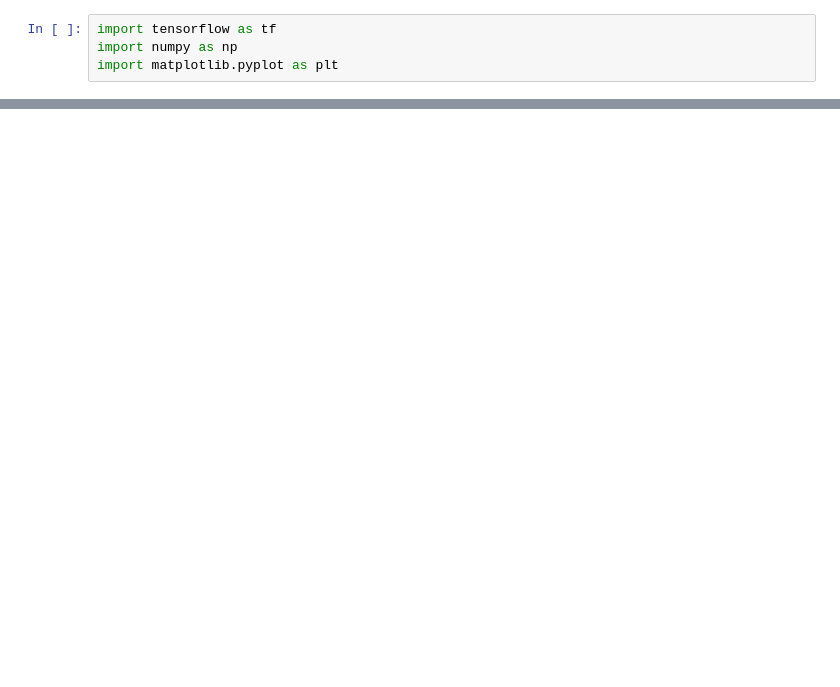
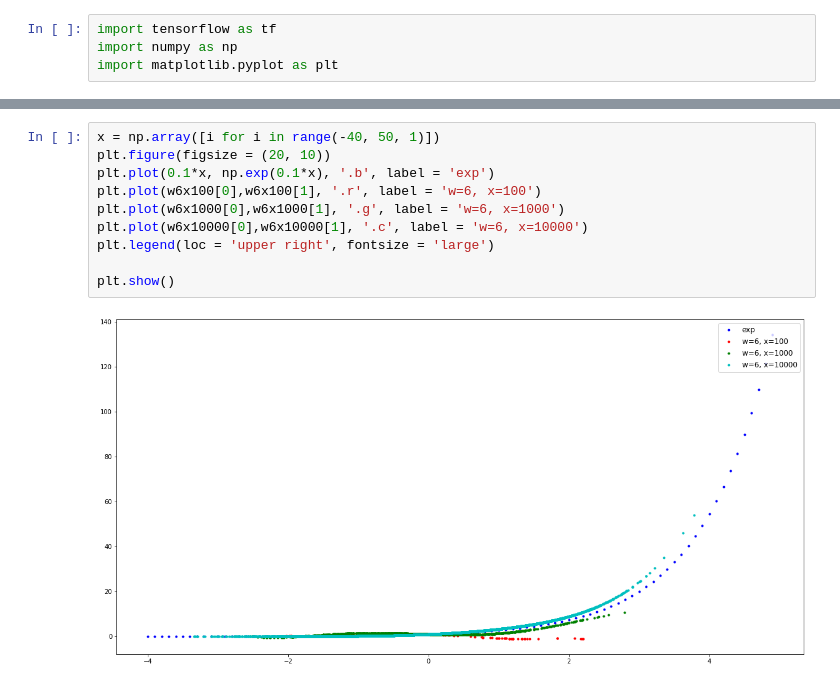
Before and after one commit to KyungRyeolBaek/study, a Jupyter notebook: AI study/Linear Regression/2021-06-21_linear_regression_1.ipynb, the cells around one changed output, grey strips where cells are left out. Cells and saved outputs as stored; diff of their text form; blank space fills up the shorter version.

```diff
--- a/AI study/Linear Regression/2021-06-21_linear_regression_1.ipynb
+++ b/AI study/Linear Regression/2021-06-21_linear_regression_1.ipynb
@@ -118,0 +391,12 @@ plt.show()
+# %%
+x = np.array([i for i in range(-40, 50, 1)])
+plt.figure(figsize = (20, 10))
+plt.plot(0.1*x, np.exp(0.1*x), '.b', label = 'exp')
+plt.plot(w6x100[0],w6x100[1], '.r', label = 'w=6, x=100')
+plt.plot(w6x1000[0],w6x1000[1], '.g', label = 'w=6, x=1000')
+plt.plot(w6x10000[0],w6x10000[1], '.c', label = 'w=6, x=10000')
+plt.legend(loc = 'upper right', fontsize = 'large')
+
+plt.show()
+# %% [output]
+[figure, added]
```
Also changed, not shown: parts of 13 cells of this notebook.
